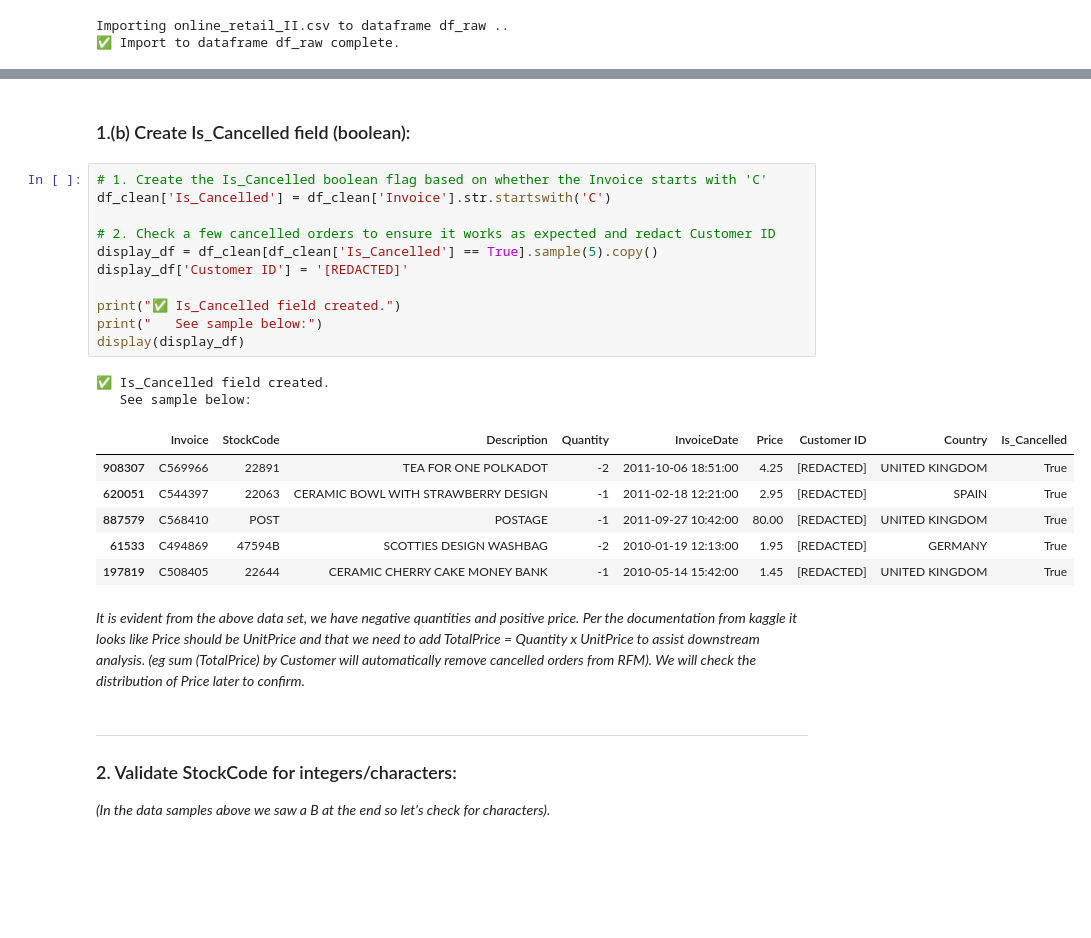
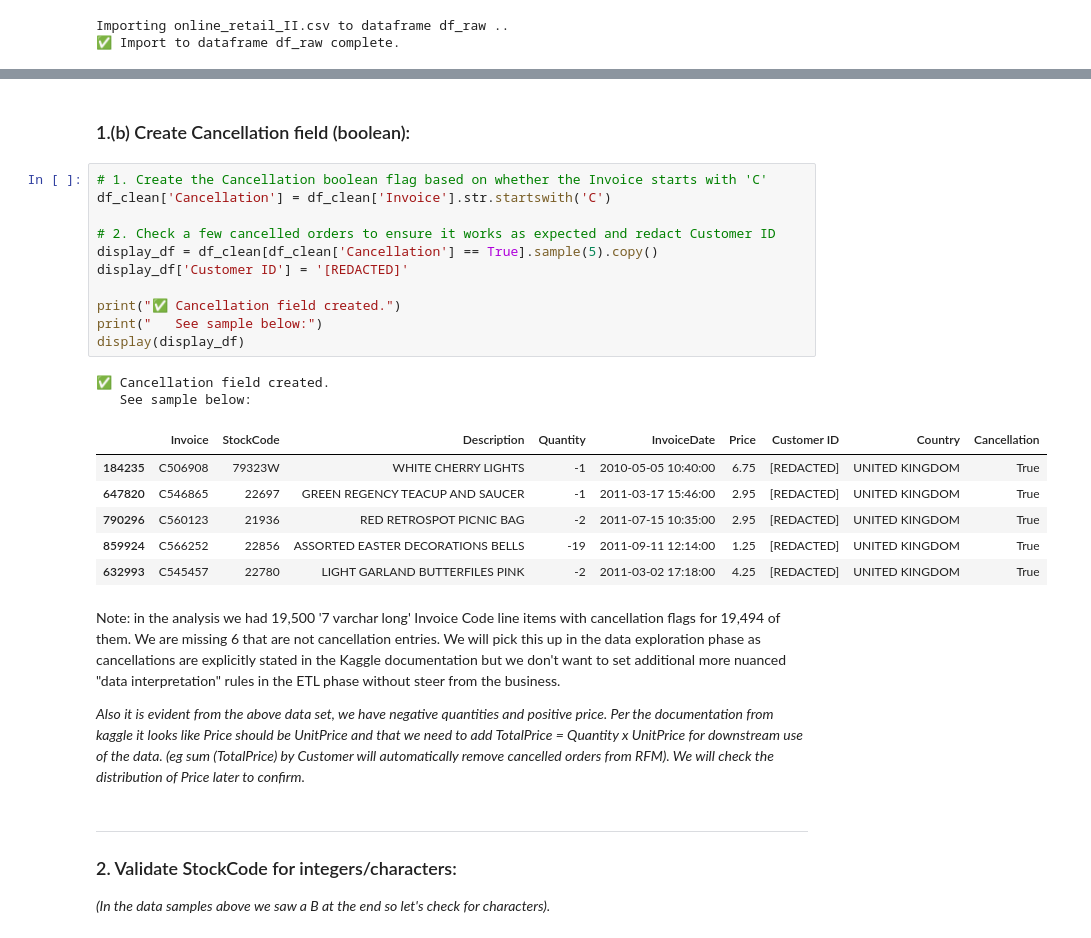
Before and after one commit to sachaplaye/rfm-lifecycle-segmentation, a Jupyter notebook: notebooks/1_data_clean_and_stage.ipynb, the cells around one changed output, grey strips where cells are left out. Drawn from its saved outputs; the diff is of its cells as text; blank space fills up the shorter version.

Commit message:
Ecommerce_Segmentation/CU-869czjx7m-Change is cancelled to cancellation and add wildcard cleaning to string fields

```diff
--- a/notebooks/1_data_clean_and_stage.ipynb
+++ b/notebooks/1_data_clean_and_stage.ipynb
@@ -318,29 +340,31 @@ Rows with other non-alphanumeric chars: 0
 | 316 | C489503 |
 | 318 | C489504 |
 # %% [markdown]
-### 1.(b) Create Is_Cancelled field (boolean):
+### 1.(b) Create Cancellation field (boolean):
 # %%
-# 1. Create the Is_Cancelled boolean flag based on whether the Invoice starts with 'C'
-df_clean['Is_Cancelled'] = df_clean['Invoice'].str.startswith('C')
+# 1. Create the Cancellation boolean flag based on whether the Invoice starts with 'C'
+df_clean['Cancellation'] = df_clean['Invoice'].str.startswith('C')
 
 # 2. Check a few cancelled orders to ensure it works as expected and redact Customer ID
-display_df = df_clean[df_clean['Is_Cancelled'] == True].sample(5).copy()
+display_df = df_clean[df_clean['Cancellation'] == True].sample(5).copy()
 display_df['Customer ID'] = '[REDACTED]'
 
-print("✅ Is_Cancelled field created.")
+print("✅ Cancellation field created.")
 print("   See sample below:")
 display(display_df)
 # %% [output]
-✅ Is_Cancelled field created.
+✅ Cancellation field created.
    See sample below:
-|  | Invoice | StockCode | Description | Quantity | InvoiceDate | Price | Customer ID | Country | Is_Cancelled |
-| 908307 | C569966 | 22891 | TEA FOR ONE POLKADOT | -2 | 2011-10-06 18:51:00 | 4.25 | [REDACTED] | UNITED KINGDOM | True |
-| 620051 | C544397 | 22063 | CERAMIC BOWL WITH STRAWBERRY DESIGN | -1 | 2011-02-18 12:21:00 | 2.95 | [REDACTED] | SPAIN | True |
-| 887579 | C568410 | POST | POSTAGE | -1 | 2011-09-27 10:42:00 | 80.00 | [REDACTED] | UNITED KINGDOM | True |
-| 61533 | C494869 | 47594B | SCOTTIES DESIGN WASHBAG | -2 | 2010-01-19 12:13:00 | 1.95 | [REDACTED] | GERMANY | True |
-| 197819 | C508405 | 22644 | CERAMIC CHERRY CAKE MONEY BANK | -1 | 2010-05-14 15:42:00 | 1.45 | [REDACTED] | UNITED KINGDOM | True |
+|  | Invoice | StockCode | Description | Quantity | InvoiceDate | Price | Customer ID | Country | Cancellation |
+| 184235 | C506908 | 79323W | WHITE CHERRY LIGHTS | -1 | 2010-05-05 10:40:00 | 6.75 | [REDACTED] | UNITED KINGDOM | True |
+| 647820 | C546865 | 22697 | GREEN REGENCY TEACUP AND SAUCER | -1 | 2011-03-17 15:46:00 | 2.95 | [REDACTED] | UNITED KINGDOM | True |
+| 790296 | C560123 | 21936 | RED RETROSPOT PICNIC BAG | -2 | 2011-07-15 10:35:00 | 2.95 | [REDACTED] | UNITED KINGDOM | True |
+| 859924 | C566252 | 22856 | ASSORTED EASTER DECORATIONS BELLS | -19 | 2011-09-11 12:14:00 | 1.25 | [REDACTED] | UNITED KINGDOM | True |
+| 632993 | C545457 | 22780 | LIGHT GARLAND BUTTERFILES PINK | -2 | 2011-03-02 17:18:00 | 4.25 | [REDACTED] | UNITED KINGDOM | True |
 # %% [markdown]
-*It is evident from the above data set, we have negative quantities and positive price. Per the documentation from kaggle it looks like Price should be UnitPrice and that we need to add TotalPrice = Quantity x UnitPrice to assist downstream analysis. (eg sum (TotalPrice) by Customer will automatically remove cancelled orders from RFM). We will check the distribution of Price later to confirm.*
+Note: in the analysis we had 19,500 '7 varchar long' Invoice Code line items with cancellation flags for 19,494 of them. We are missing 6 that are not cancellation entries. We will pick this up in the data exploration phase as cancellations are explicitly stated in the Kaggle documentation but we don't want to set additional more nuanced "data interpretation" rules in the ETL phase without steer from the business.
+
+*Also it is evident from the above data set, we have negative quantities and positive price. Per the documentation from kaggle it looks like Price should be UnitPrice and that we need to add TotalPrice = Quantity x UnitPrice for downstream use of the data. (eg sum (TotalPrice) by Customer will automatically remove cancelled orders from RFM). We will check the distribution of Price later to confirm.*
 # %% [markdown]
 ---
 
```
Also changed, not shown: parts of 18 cells of this notebook.
